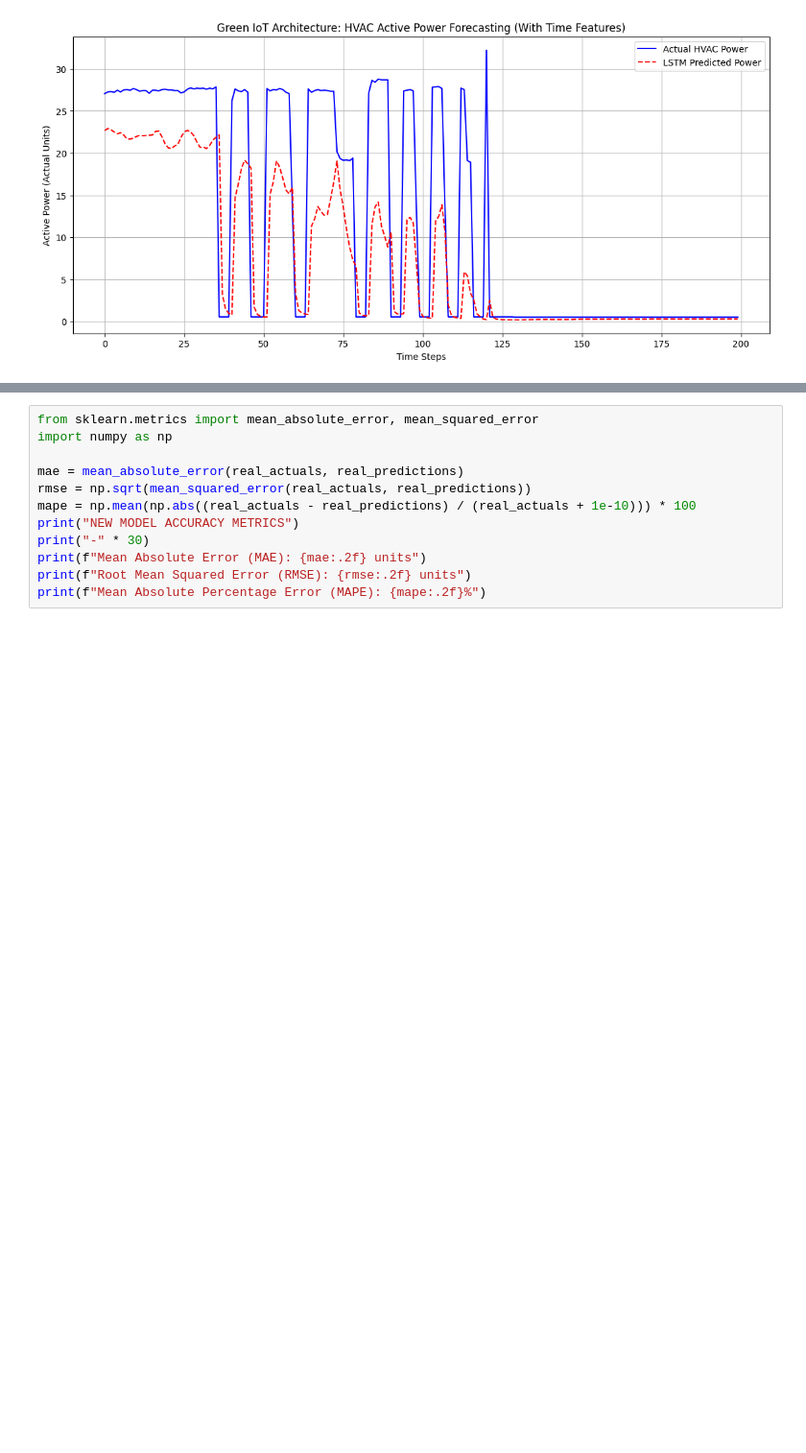
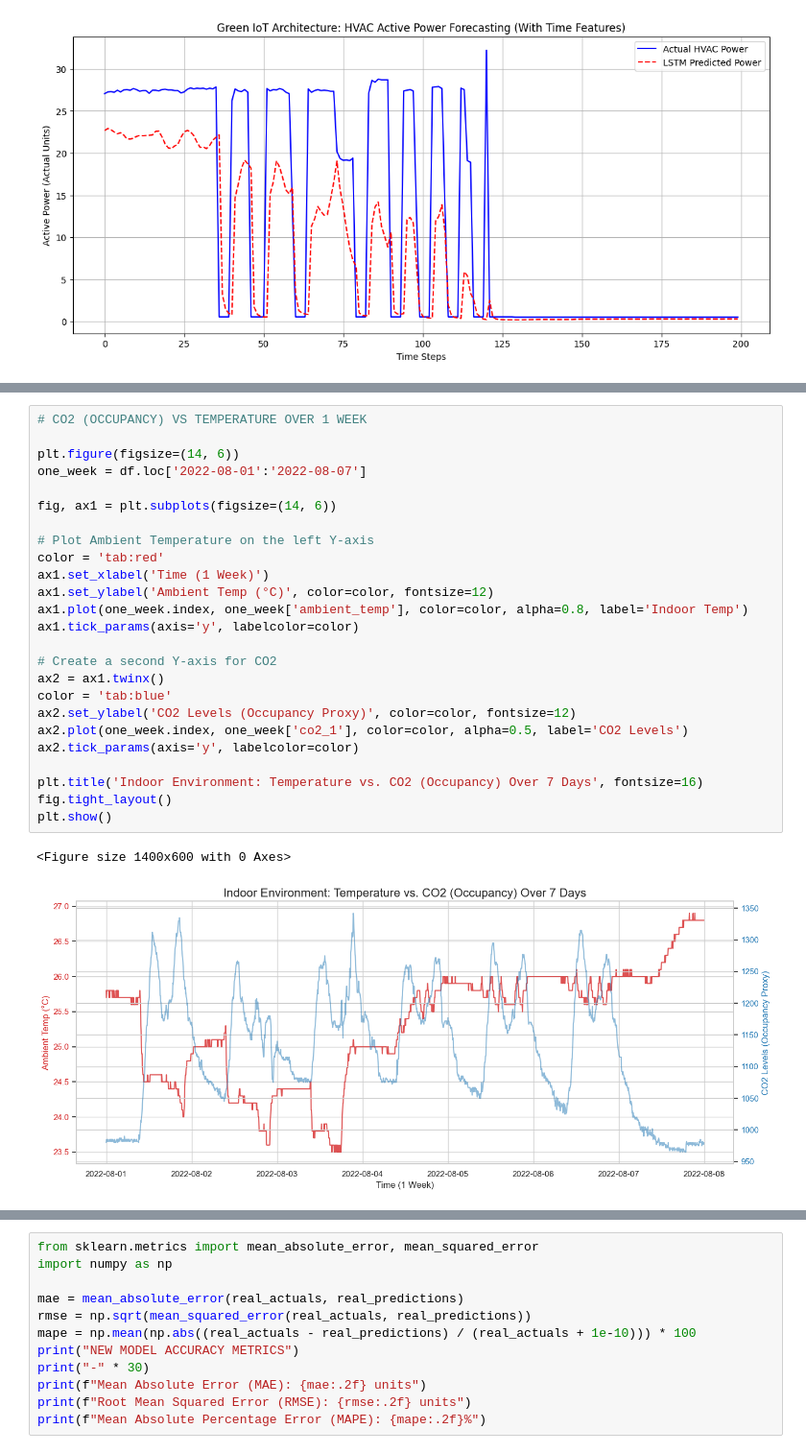
Before and after one commit to SRIMOHANAPRIYAN/LSTM-TASK, a Jupyter notebook: 1. LSTM MODEL.ipynb, the cells around one changed output, grey strips where cells are left out. Shown at 96% size. Cells and saved outputs as stored; diff of their text form; blank space fills up the shorter version.

```diff
--- a/1. LSTM MODEL.ipynb
+++ b/1. LSTM MODEL.ipynb
@@ -158,0 +209,28 @@ plt.show()
+# %%
+# CO2 (OCCUPANCY) VS TEMPERATURE OVER 1 WEEK
+
+plt.figure(figsize=(14, 6))
+one_week = df.loc['2022-08-01':'2022-08-07']
+
+fig, ax1 = plt.subplots(figsize=(14, 6))
+
+# Plot Ambient Temperature on the left Y-axis
+color = 'tab:red'
+ax1.set_xlabel('Time (1 Week)')
+ax1.set_ylabel('Ambient Temp (°C)', color=color, fontsize=12)
+ax1.plot(one_week.index, one_week['ambient_temp'], color=color, alpha=0.8, label='Indoor Temp')
+ax1.tick_params(axis='y', labelcolor=color)
+
+# Create a second Y-axis for CO2
+ax2 = ax1.twinx()
+color = 'tab:blue'
+ax2.set_ylabel('CO2 Levels (Occupancy Proxy)', color=color, fontsize=12)
+ax2.plot(one_week.index, one_week['co2_1'], color=color, alpha=0.5, label='CO2 Levels')
+ax2.tick_params(axis='y', labelcolor=color)
+
+plt.title('Indoor Environment: Temperature vs. CO2 (Occupancy) Over 7 Days', fontsize=16)
+fig.tight_layout()
+plt.show()
+# %% [output]
+<Figure size 1400x600 with 0 Axes>
+[figure, added]
```
Also changed, not shown: parts of 5 cells of this notebook, 1 other file.
